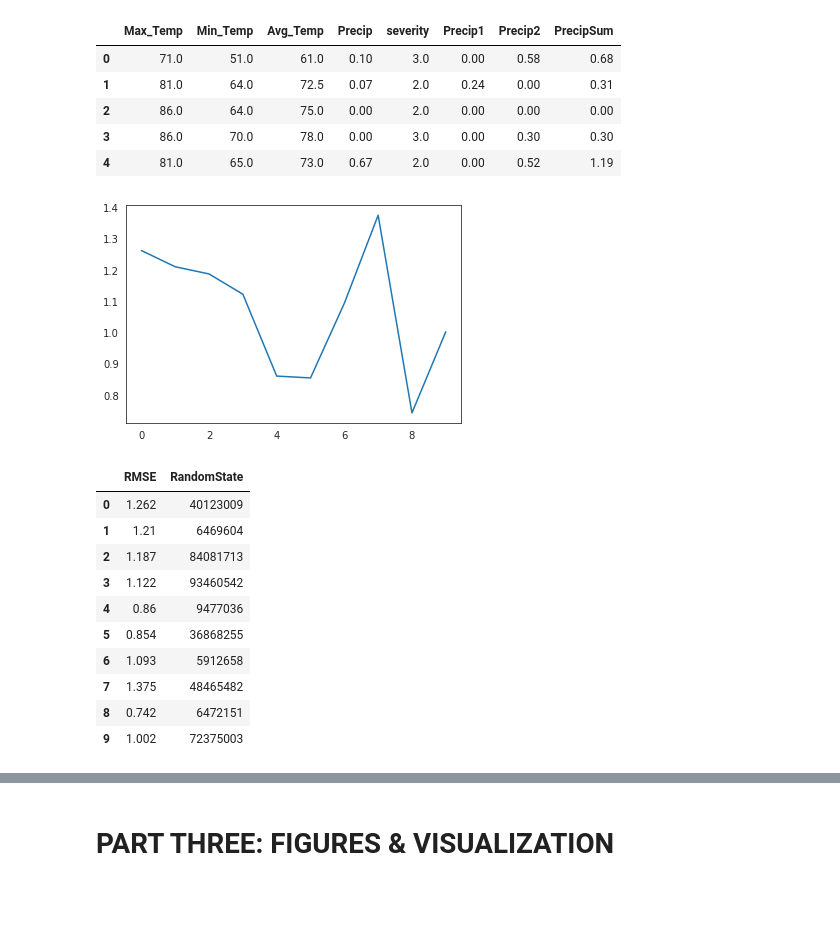
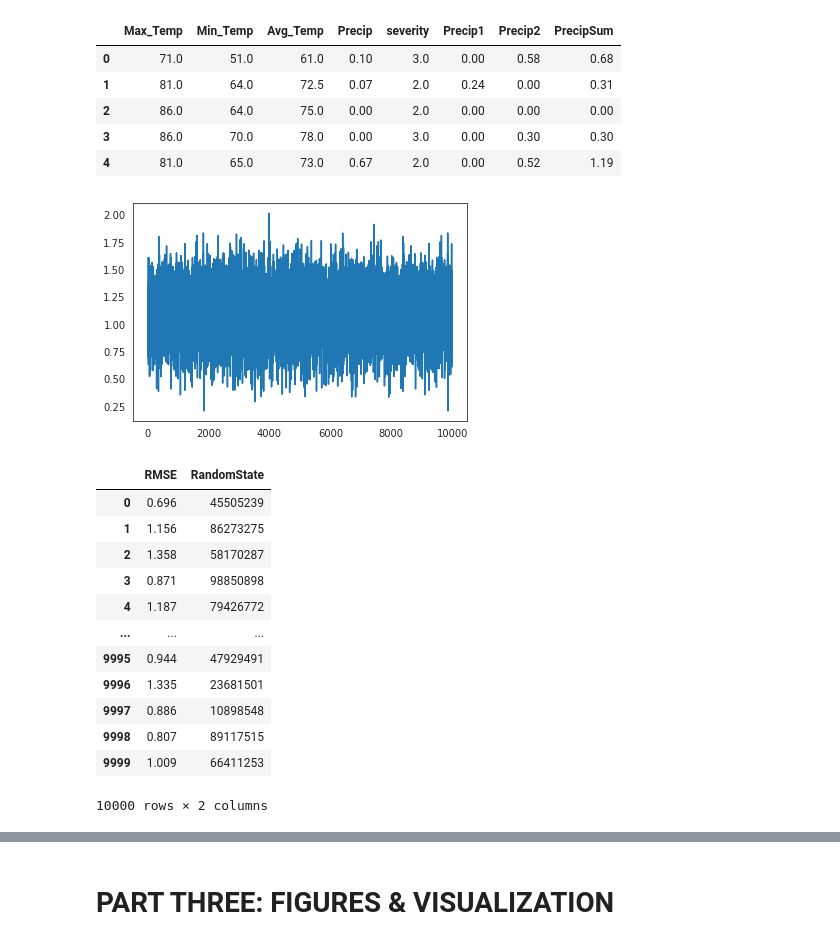
Before and after one commit to ChrisHarvey21/HABs, a Jupyter notebook: HABs.ipynb, the cells around one changed output, grey strips where cells are left out. Saved outputs shown, nothing was run; the diff lists cells and outputs as text; code cells hidden in the pictures; blank space fills up the shorter version.

```diff
--- a/HABs.ipynb
+++ b/HABs.ipynb
@@ -364,48 +364,50 @@ from random import randint
 
 #create the data frame
 df = pd.DataFrame(columns=['RMSE','RandomState'])
-for i in range(10):
+for i in range(10000):
   A = randint(0,100000000)
   random.seed(A)
   x = dataset.drop('severity', axis = 1) # Features
   y = dataset['severity']  # Target
 
 # Splitting into training and testing (80/20)
   x_train, x_test, y_train, y_test = train_test_split(x, y, test_size = 0.2, random_state=A)
 
 # Random Forest Regression with 10 decision trees
   random.seed(A)
   model = RandomForestRegressor(n_estimators = 10, random_state=A)
 
 # Fitting the Random Forest Regression model to the data
   model.fit(x_train, y_train)
 
 # Predicting the target values of the test set
   y_pred = model.predict(x_test)
 
 # RMSE (Root Mean Square Error)
   rmse = float(format(np.sqrt(mean_squared_error(y_test, y_pred)),'.3f'))
   df.loc[i, ['RMSE']] = rmse
   random.seed(A)
   df.loc[i, ['RandomState']] = A
 
 #Plot results
 import pandas as pd
 import matplotlib.pyplot as plt
 df = pd.DataFrame(df)
 df['RMSE'].plot()
 plt.show()
 df
 # %% [output]
-[figure, old version]
+[figure, new version]
 |  | RMSE | RandomState |
-| 0 | 1.262 | 40123009 |
-| 1 | 1.21 | 6469604 |
-| 2 | 1.187 | 84081713 |
-| 3 | 1.122 | 93460542 |
-| 4 | 0.86 | 9477036 |
-| 5 | 0.854 | 36868255 |
-| 6 | 1.093 | 5912658 |
-| 7 | 1.375 | 48465482 |
-| 8 | 0.742 | 6472151 |
-| 9 | 1.002 | 72375003 |
+| 0 | 0.696 | 45505239 |
+| 1 | 1.156 | 86273275 |
+| 2 | 1.358 | 58170287 |
+| 3 | 0.871 | 98850898 |
+| 4 | 1.187 | 79426772 |
+| ... | ... | ... |
+| 9995 | 0.944 | 47929491 |
+| 9996 | 1.335 | 23681501 |
+| 9997 | 0.886 | 10898548 |
+| 9998 | 0.807 | 89117515 |
+| 9999 | 1.009 | 66411253 |
+10000 rows × 2 columns
```
Also changed, not shown: parts of 12 cells of this notebook.
